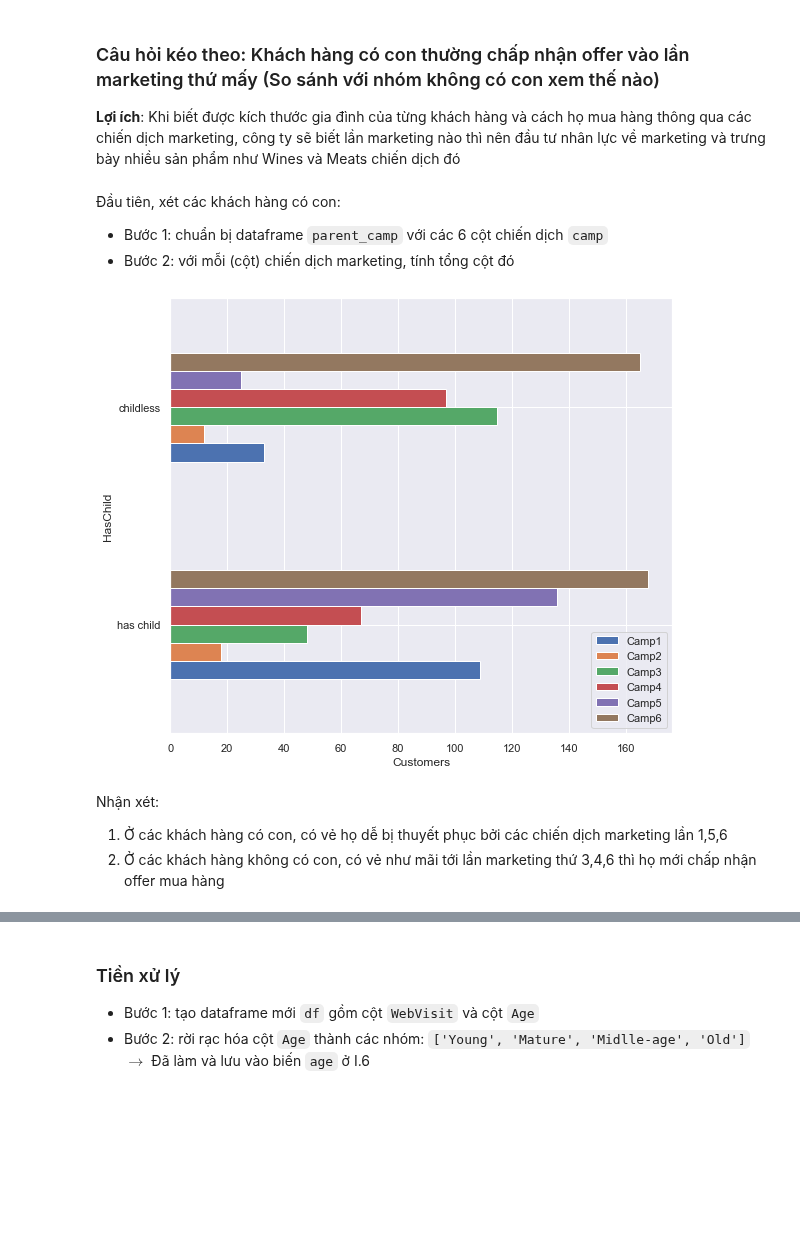
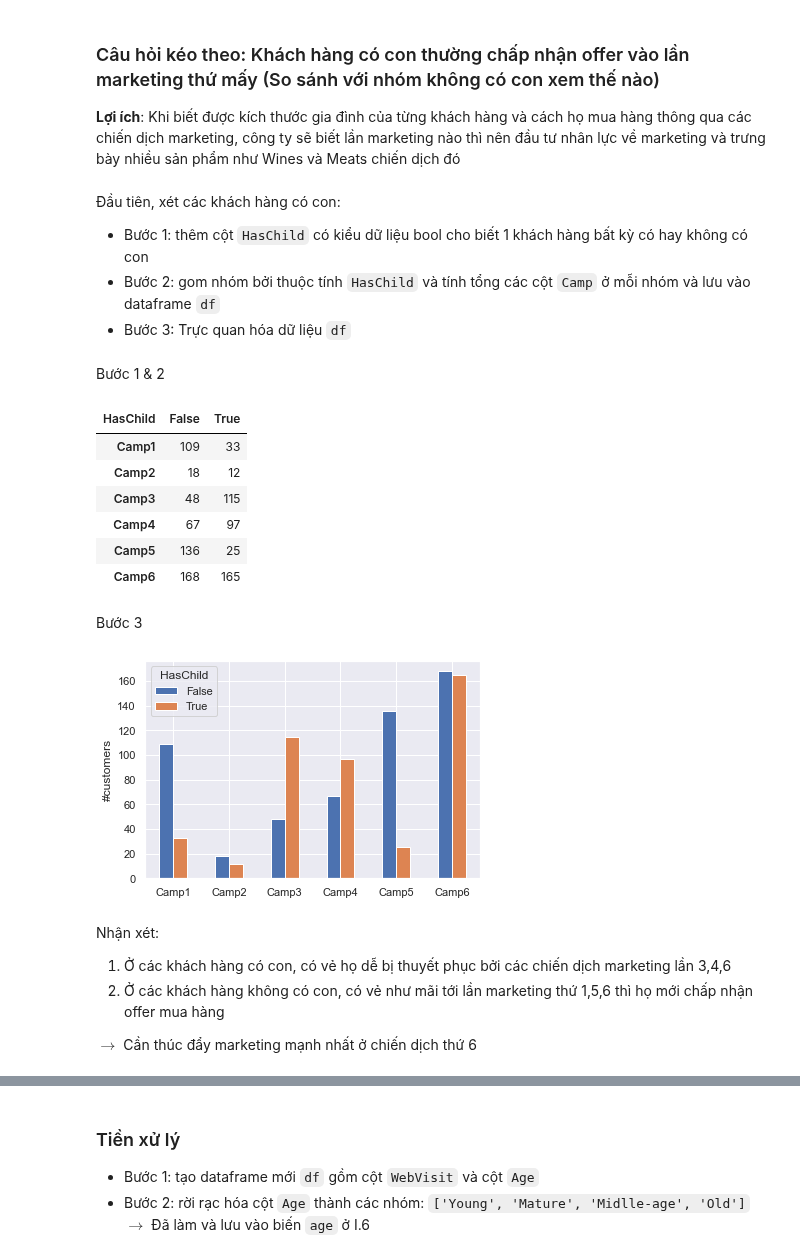
Before and after one commit to ngminhluong/CDS-EndTerm, a Jupyter notebook: Source/Main.ipynb, the cells around one changed output, grey strips where cells are left out. Saved outputs shown, nothing was run; the diff lists cells and outputs as text; code cells hidden in the pictures; blank space fills up the shorter version.

```diff
--- a/Source/Main.ipynb
+++ b/Source/Main.ipynb
@@ -907,17 +862,33 @@ Nhận xét: Nhìn chung rượu vẫn là sản phẩm có tổng giá trị ti
 **Lợi ích**: Khi biết được kích thước gia đình của từng khách hàng và cách họ mua hàng thông qua các chiến dịch marketing, công ty sẽ biết lần marketing nào thì nên đầu tư nhân lực về marketing và trưng bày nhiều sản phẩm như Wines và Meats chiến dịch đó
 # %% [markdown]
 Đầu tiên, xét các khách hàng có con:
-- Bước 1: chuẩn bị dataframe `parent_camp` với các 6 cột chiến dịch `camp`
-- Bước 2: với mỗi (cột) chiến dịch marketing, tính tổng cột đó
+- Bước 1: thêm cột `HasChild` có kiểu dữ liệu bool cho biết 1 khách hàng bất kỳ có hay không có con
+- Bước 2: gom nhóm bởi thuộc tính `HasChild` và tính tổng các cột `Camp` ở mỗi nhóm và lưu vào dataframe `df`
+- Bước 3: Trực quan hóa dữ liệu `df`
+# %% [markdown]
+Bước 1 & 2
 # %%
-customers['HasChild'] = customers['NumChild'] > 0
-customers.groupby('HasChild')[camp].sum().plot.barh(rot=0, grid=True, figsize=(9,8))
-plt.xlabel('Customers');
-plt.yticks(range(2), ['has child', 'childless']);
+customers['HasChild'] = customers['NumChild'] > 0 # Bước 1
+df = customers.groupby('HasChild')[camp].sum() # Bước 2
+df.T
 # %% [output]
-[figure, removed]
+| HasChild | False | True |
+| Camp1 | 109 | 33 |
+| Camp2 | 18 | 12 |
+| Camp3 | 48 | 115 |
+| Camp4 | 67 | 97 |
+| Camp5 | 136 | 25 |
+| Camp6 | 168 | 165 |
+# %% [markdown]
+Bước 3
+# %%
+df.T.plot.bar(rot=0, grid=True, ylabel= '#customers');
+# %% [output]
+[figure, added]
 # %% [markdown]
 Nhận xét:
-1. Ở các khách hàng có con, có vẻ họ dễ bị thuyết phục bởi các chiến dịch marketing lần 1,5,6
-2. Ở các khách hàng không có con, có vẻ như mãi tới lần marketing thứ 3,4,6 thì họ mới chấp nhận offer mua hàng
+1. Ở các khách hàng có con, có vẻ họ dễ bị thuyết phục bởi các chiến dịch marketing lần 3,4,6
+2. Ở các khách hàng không có con, có vẻ như mãi tới lần marketing thứ 1,5,6 thì họ mới chấp nhận offer mua hàng
+
+$\to$ Cần thúc đẩy marketing mạnh nhất ở chiến dịch thứ 6
 # %% [markdown]
```
Also changed, not shown: parts of 37 cells of this notebook.
